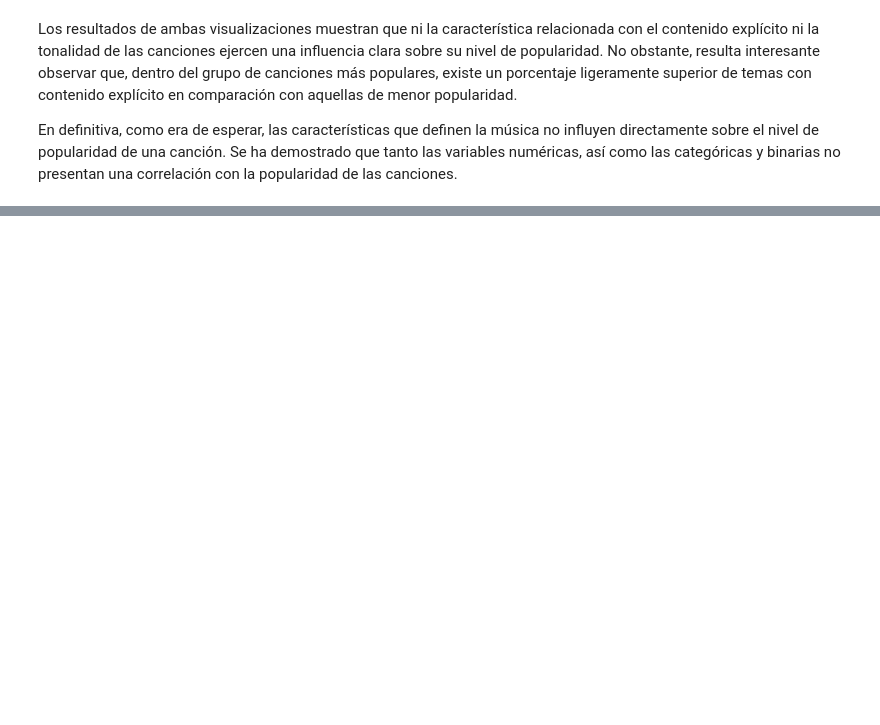
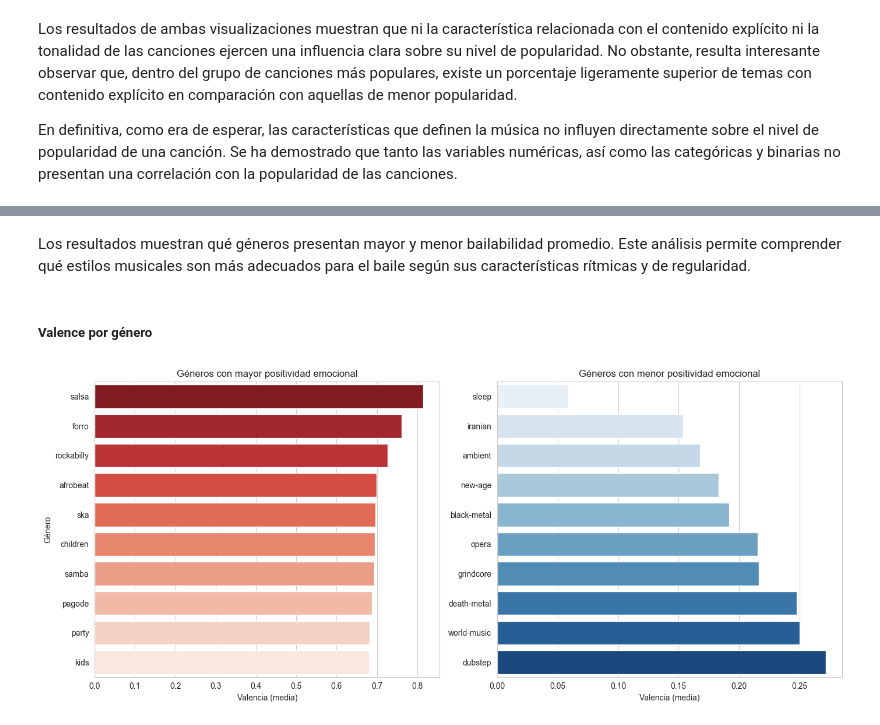
Before and after one commit to marcfpereirauoc/TFG, a Jupyter notebook: 01_exploracion.ipynb, the cells around one changed output, grey strips where cells are left out. Saved outputs shown, nothing was run; the diff lists cells and outputs as text; code cells hidden in the pictures; blank space fills up the shorter version.

```diff
--- a/01_exploracion.ipynb
+++ b/01_exploracion.ipynb
@@ -631,0 +655,29 @@ top10_energy_genres.head(3)
+# %% [markdown]
+Los resultados muestran qué géneros presentan mayor y menor bailabilidad promedio. Este análisis permite comprender qué estilos musicales son más adecuados para el baile según sus características rítmicas y de regularidad.
+# %% [markdown]
+##### Valence por género
+# %%
+# Calculamos la valencia media por género
+valence_by_genre = df.groupby('track_genre')['valence'].mean().reset_index()
+
+# Obtenemos los 10 géneros con mayor y menor positividad emocional
+top10_valence_genres = valence_by_genre.nlargest(10, 'valence')
+low10_valence_genres = valence_by_genre.nsmallest(10, 'valence')
+
+# Creamos los gráficos de barras
+fig, axs = plt.subplots(1, 2, figsize=(14,6))
+
+sns.barplot(data=top10_valence_genres, x='valence', y='track_genre', palette='Reds_r', ax=axs[0])
+axs[0].set_title('Géneros con mayor positividad emocional')
+axs[0].set_xlabel('Valencia (media)')
+axs[0].set_ylabel('Género')
+
+sns.barplot(data=low10_valence_genres, x='valence', y='track_genre', palette='Blues', ax=axs[1])
+axs[1].set_title('Géneros con menor positividad emocional')
+axs[1].set_xlabel('Valencia (media)')
+axs[1].set_ylabel('')
+
+plt.tight_layout()
+plt.show()
+# %% [output]
+[figure, added]
```
Also changed, not shown: parts of 16 cells of this notebook.
